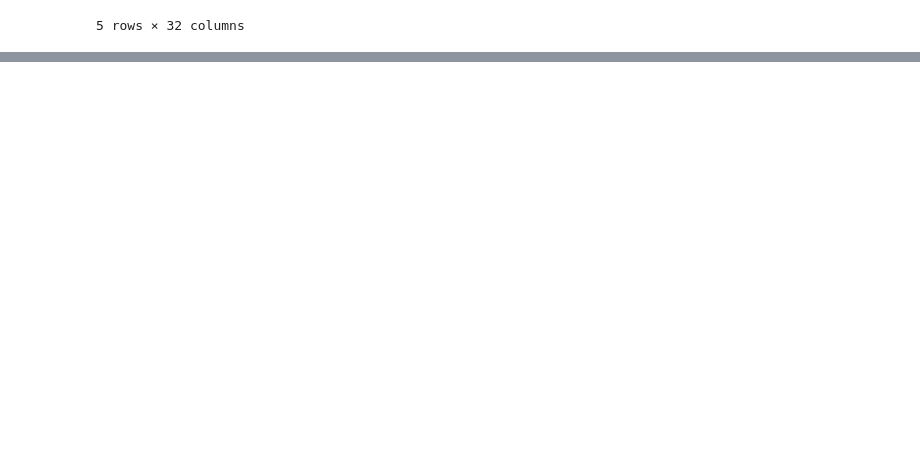
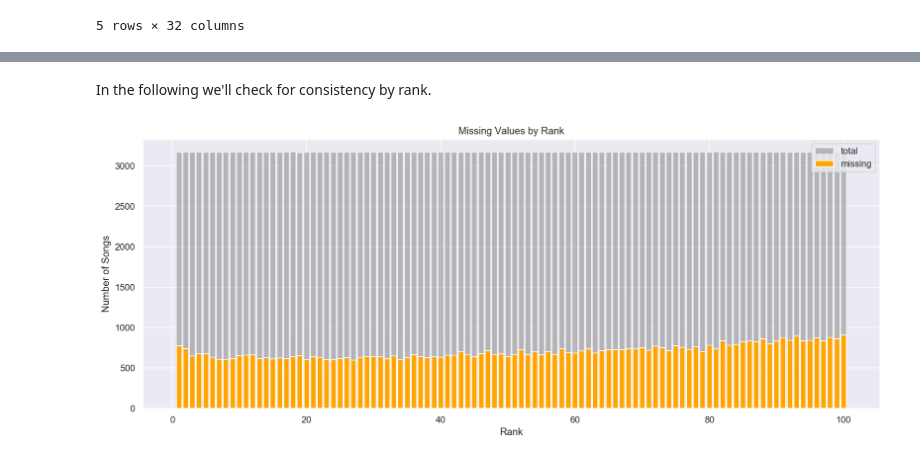
Before and after one commit to Germoe/hit-predictor, a Jupyter notebook: notebooks/_Step 2 Hot 100 Wrangling (Ground Truth).ipynb, the cells around one changed output, grey strips where cells are left out. Drawn from its saved outputs; the diff is of its cells as text; code cells hidden in the pictures; blank space fills up the shorter version.

```diff
--- a/notebooks/_Step 2 Hot 100 Wrangling (Ground Truth).ipynb
+++ b/notebooks/_Step 2 Hot 100 Wrangling (Ground Truth).ipynb
@@ -353,0 +358,21 @@ Name: verified, dtype: object
+# %% [markdown]
+In the following we'll check for consistency by rank.
+# %%
+hot100_rank = hot100_processed.set_index('rank')
+by_rank = hot100_rank.groupby(by='rank').count().loc[:,['title','iterator']]
+by_rank.columns = ['total','complete']
+by_rank['missing'] = by_rank['total'] - by_rank['complete']
+
+
+fig = plt.figure(figsize=(16,6))
+x = by_rank.index
+y = by_rank.missing
+y_all = by_rank.total
+_ = plt.bar(x,y_all,color='gray',alpha=0.5,label='total')
+_ = plt.bar(x,y,color='orange',label='missing')
+_ = plt.title('Missing Values by Rank')
+_ = plt.xlabel('Rank')
+_ = plt.ylabel('Number of Songs')
+_ = plt.legend()
+# %% [output]
+[figure, added]
```
Also changed, not shown: parts of 26 cells of this notebook.
